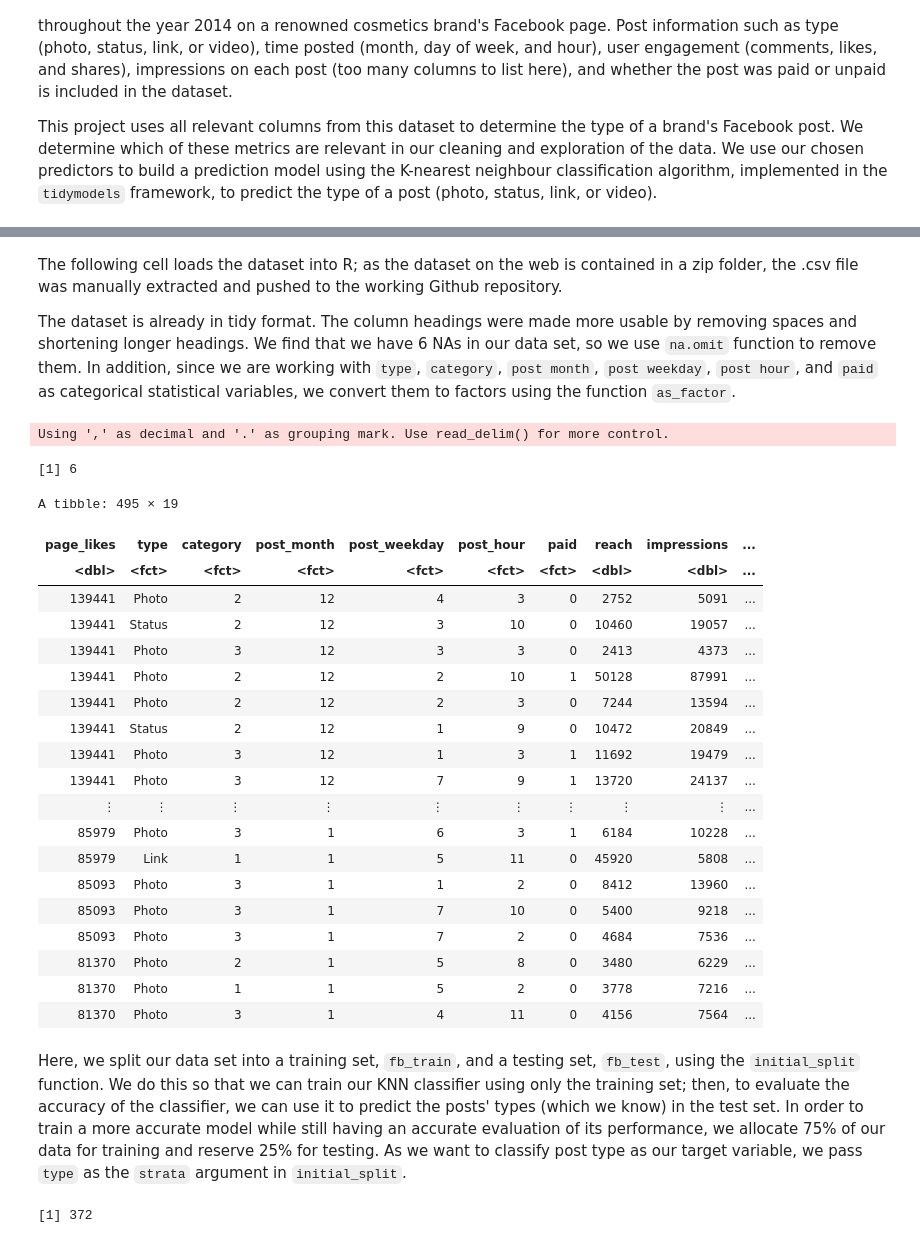
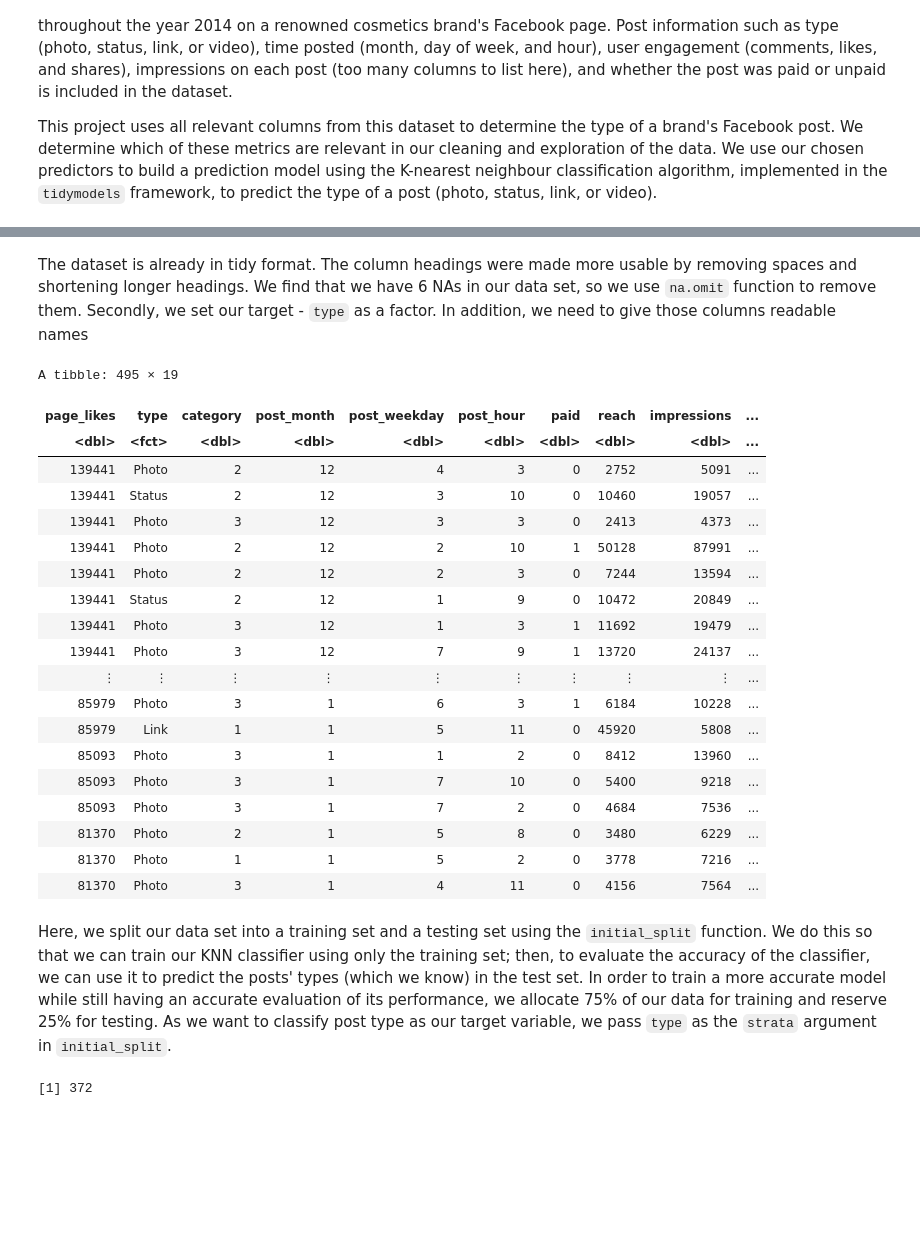
Before and after one commit to lucykvs/DSCI100-Project, a Jupyter notebook: Project.ipynb, the cells around one changed output, grey strips where cells are left out. Cells and saved outputs as stored; diff of their text form; code cells hidden in the pictures; blank space fills up the shorter version.

Commit message:
change the seq of code and markdown for the stwp of loading data

```diff
--- a/Project.ipynb
+++ b/Project.ipynb
@@ -42,41 +64,25 @@ Registered S3 method overwritten by 'GGally':
 # %% [markdown]
-The following cell loads the dataset into R; as the dataset on the web is contained in a zip folder, the .csv file was manually extracted and pushed to the working Github repository.
-
-The dataset is already in tidy format. The column headings were made more usable by removing spaces and shortening longer headings. We find that we have 6 NAs in our data set, so we use `na.omit` function to remove them. In addition, since we are working with `type`, `category`, `post month`, `post weekday`, `post hour`, and `paid` as categorical statistical variables, we convert them to factors using the function `as_factor`.
+The dataset is already in tidy format. The column headings were made more usable by removing spaces and shortening longer headings. We find that we have 6 NAs in our data set, so we use `na.omit` function to remove them. Secondly, we set our target - `type` as a factor. In addition, we need to give those columns readable names
-# %%
-# displays first and last 8 rows of the dataset
-options(repr.matrix.max.rows = 16)
-# Set the seed
-set.seed(123)
-
-# Load the data in
-fb_data_raw <- read_csv2("https://gist.githubusercontent.com/KolCrooks/691e5890b6747b4777d6032f019b2c0f/raw/20629a5da3d5a7683e3071798876f3e4b204fbbb/fb_data.csv",  col_types = cols())
-
-# NA Rows:
-sum(is.na(fb_data_raw))
-# %% [output]
-Using ',' as decimal and '.' as grouping mark. Use read_delim() for more control.
-[1] 6
 # %%
 # Clean the data, change column names, and convert some columns to factors:
 fb_data_clean_cols <- fb_data_raw
 colnames(fb_data_clean_cols) <- c("page_likes", "type", "category", "post_month", "post_weekday", "post_hour", "paid", "reach",
       "impressions", "engaged_users", "post_consumers", "post_consumptions", "impressions_by_people_that_liked_page",
       "reach_by_people_that_like_page", "people_liked_and_engaged", "comments", "likes", "shares", "interactions")
 fb_data_clean <- fb_data_clean_cols %>%
         mutate(type = as_factor(type)) %>%
-        mutate(category = as_factor(category)) %>%
-        mutate(post_month = as_factor(post_month)) %>%
-        mutate(post_weekday = as_factor(post_weekday)) %>%
-        mutate(post_hour = as_factor(post_hour)) %>%
-        mutate(paid = as_factor(paid)) %>%
+#         mutate(category = as_factor(category)) %>%
+#         mutate(post_month = as_factor(post_month)) %>%
+#         mutate(post_weekday = as_factor(post_weekday)) %>%
+#         mutate(post_hour = as_factor(post_hour)) %>%
+#         mutate(paid = as_factor(paid)) %>%
         na.omit()
 
 fb_data_clean
 # %% [output]
 A tibble: 495 × 19
 | page_likes | type | category | post_month | post_weekday | post_hour | paid | reach | impressions | ... |
-| <dbl> | <fct> | <fct> | <fct> | <fct> | <fct> | <fct> | <dbl> | <dbl> | ... |
+| <dbl> | <fct> | <dbl> | <dbl> | <dbl> | <dbl> | <dbl> | <dbl> | <dbl> | ... |
 | 139441 | Photo | 2 | 12 | 4 | 3 | 0 | 2752 | 5091 | ... |
 | 139441 | Status | 2 | 12 | 3 | 10 | 0 | 10460 | 19057 | ... |
 | 139441 | Photo | 3 | 12 | 3 | 3 | 0 | 2413 | 4373 | ... |
@@ -95,7 +101,7 @@ A tibble: 495 × 19
 | 81370 | Photo | 1 | 1 | 5 | 2 | 0 | 3778 | 7216 | ... |
 | 81370 | Photo | 3 | 1 | 4 | 11 | 0 | 4156 | 7564 | ... |
 # %% [markdown]
-Here, we split our data set into a training set, `fb_train`, and a testing set, `fb_test`, using the `initial_split` function. We do this so that we can train our KNN classifier using only the training set; then, to evaluate the accuracy of the classifier, we can use it to predict the posts' types (which we know) in the test set. In order to train a more accurate model while still having an accurate evaluation of its performance, we allocate 75% of our data for training and reserve 25% for testing. As we want to classify post type as our target variable, we pass `type` as the `strata` argument in `initial_split`.
+Here, we split our data set into a training set and a testing set using the `initial_split` function. We do this so that we can train our KNN classifier using only the training set; then, to evaluate the accuracy of the classifier, we can use it to predict the posts' types (which we know) in the test set. In order to train a more accurate model while still having an accurate evaluation of its performance, we allocate 75% of our data for training and reserve 25% for testing. As we want to classify post type as our target variable, we pass `type` as the `strata` argument in `initial_split`.
 # %%
 # Split the data:
 fb_split <- initial_split(fb_data_clean, prop = 0.75, strata = type)
```
Also changed, not shown: parts of 10 cells of this notebook.
